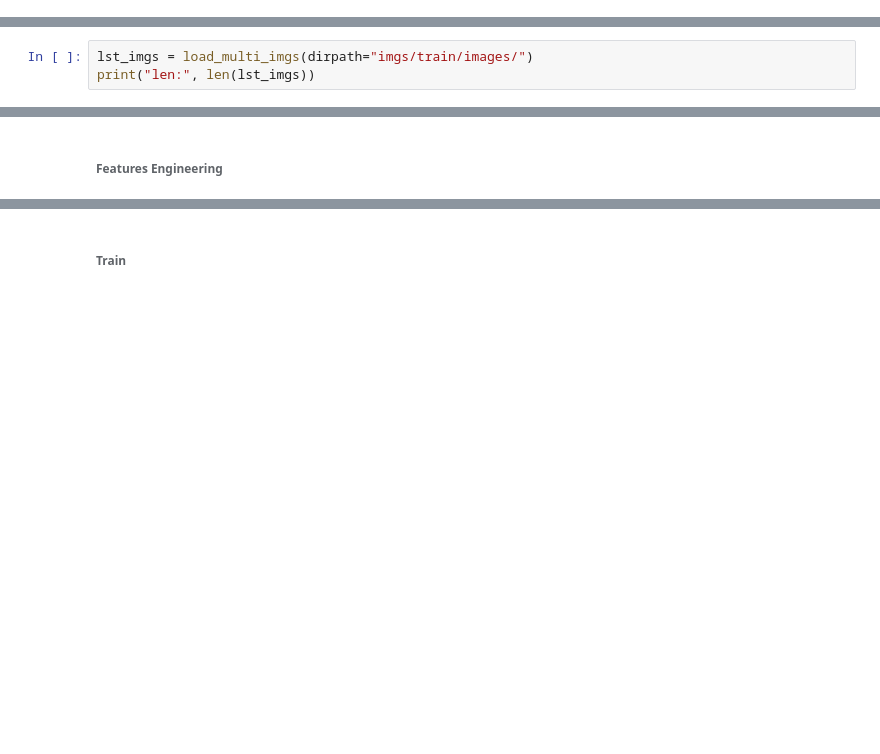
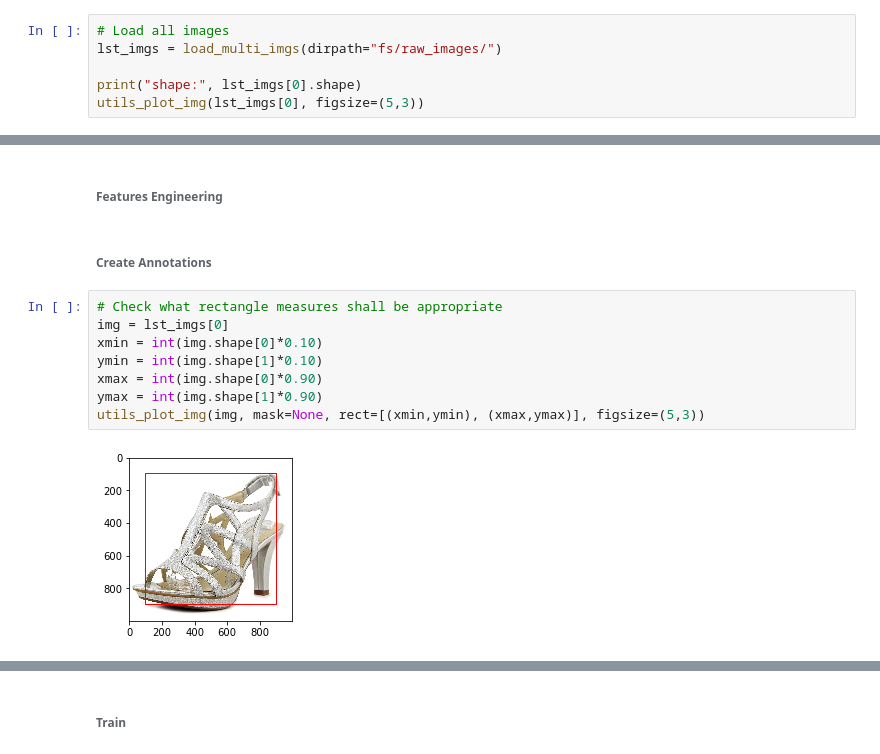
Before and after one commit to mdipietro09/DataScience_ArtificialIntelligence_Utils, a Jupyter notebook: deep_learning_computer_vision/object_detection_example.ipynb, the cells around one changed output, grey strips where cells are left out. Drawn from its saved outputs; the diff is of its cells as text; blank space fills up the shorter version.

```diff
--- a/deep_learning_computer_vision/object_detection_example.ipynb
+++ b/deep_learning_computer_vision/object_detection_example.ipynb
@@ -177,0 +78,6 @@ annotation
+# %%
+# Load all images
+lst_imgs = load_multi_imgs(dirpath="fs/raw_images/")
+
+print("shape:", lst_imgs[0].shape)
+utils_plot_img(lst_imgs[0], figsize=(5,3))
@@ -204,6 +121,3 @@ plt.show()
 [figure]
 # %% [markdown]
 ###### Size
-# %%
-lst_imgs = load_multi_imgs(dirpath="imgs/train/images/")
-print("len:", len(lst_imgs))
@@ -237,3 +152,15 @@ img_processed = utils_preprocess_img(img, figsize=(20,13), resize=224, denoise=T
 ### 3 - Model Desing & Testing (Yolo for detection)
 # %% [markdown]
 ###### Features Engineering
+# %% [markdown]
+###### Create Annotations
+# %%
+# Check what rectangle measures shall be appropriate
+img = lst_imgs[0]
+xmin = int(img.shape[0]*0.10)
+ymin = int(img.shape[1]*0.10)
+xmax = int(img.shape[0]*0.90)
+ymax = int(img.shape[1]*0.90)
+utils_plot_img(img, mask=None, rect=[(xmin,ymin), (xmax,ymax)], figsize=(5,3))
+# %% [output]
+[figure, added]
```
Also changed, not shown: parts of 16 cells of this notebook, 6 other files.
